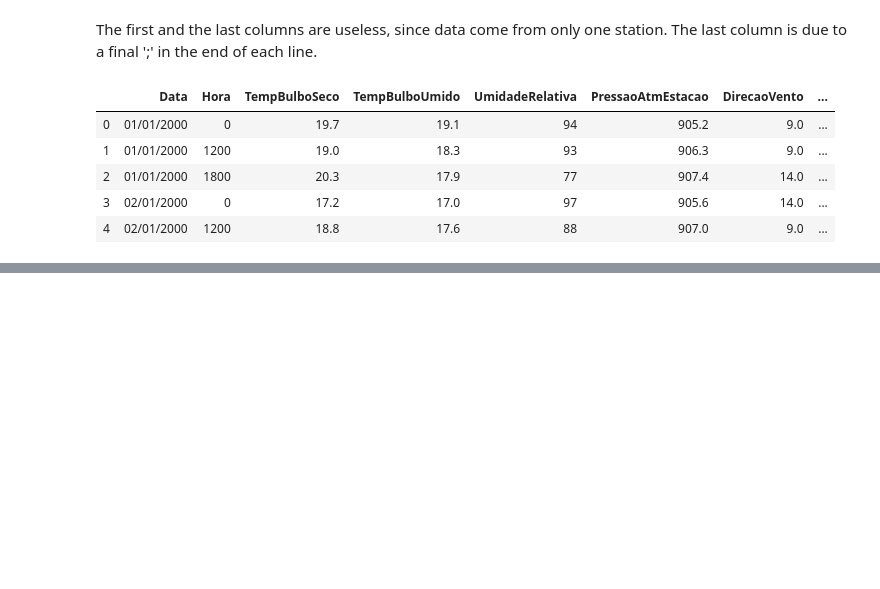
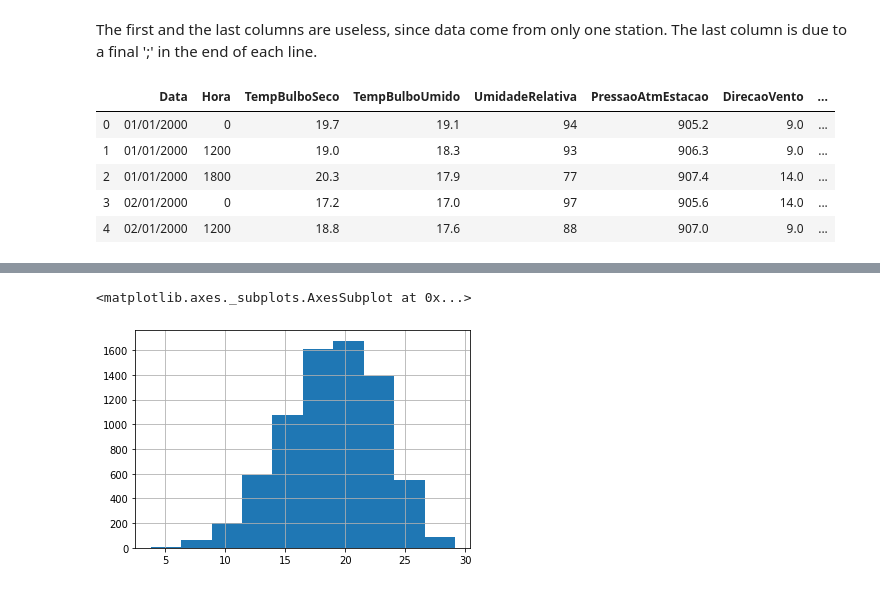
Before and after one commit to tbnsilveira/WeatherCWB, a Jupyter notebook: weatherCWB.ipynb, the cells around one changed output, grey strips where cells are left out. Cells and saved outputs as stored; diff of their text form; code cells hidden in the pictures; blank space fills up the shorter version.

Commit message:
feat: timeseries data conversion

```diff
--- a/weatherCWB.ipynb
+++ b/weatherCWB.ipynb
@@ -66,0 +133,3 @@ data.head()
+# %%
+## Changing the index:
+data = data.set_index('Data')
@@ -66,0 +152,2 @@ data.head()
+# %%
+data['timestamp'] = data['Data'] + data['Hora']
@@ -66,0 +178,2 @@ data.head()
+# %%
+data = data.set_index('timestamp')
@@ -66,0 +205,10 @@ data.head()
+# %%
+## Resampling for mean, max, and min, of each day:
+dataAvg = data.resample('D').mean()
+dataMax = data.resample('D').max()
+dataMin = data.resample('D').min()
+# %%
+dataAvg['TempBulboSeco'].hist()
+# %% [output]
+<matplotlib.axes._subplots.AxesSubplot at 0x...>
+[figure, added]
```
Also changed, not shown: parts of 20 cells of this notebook.
